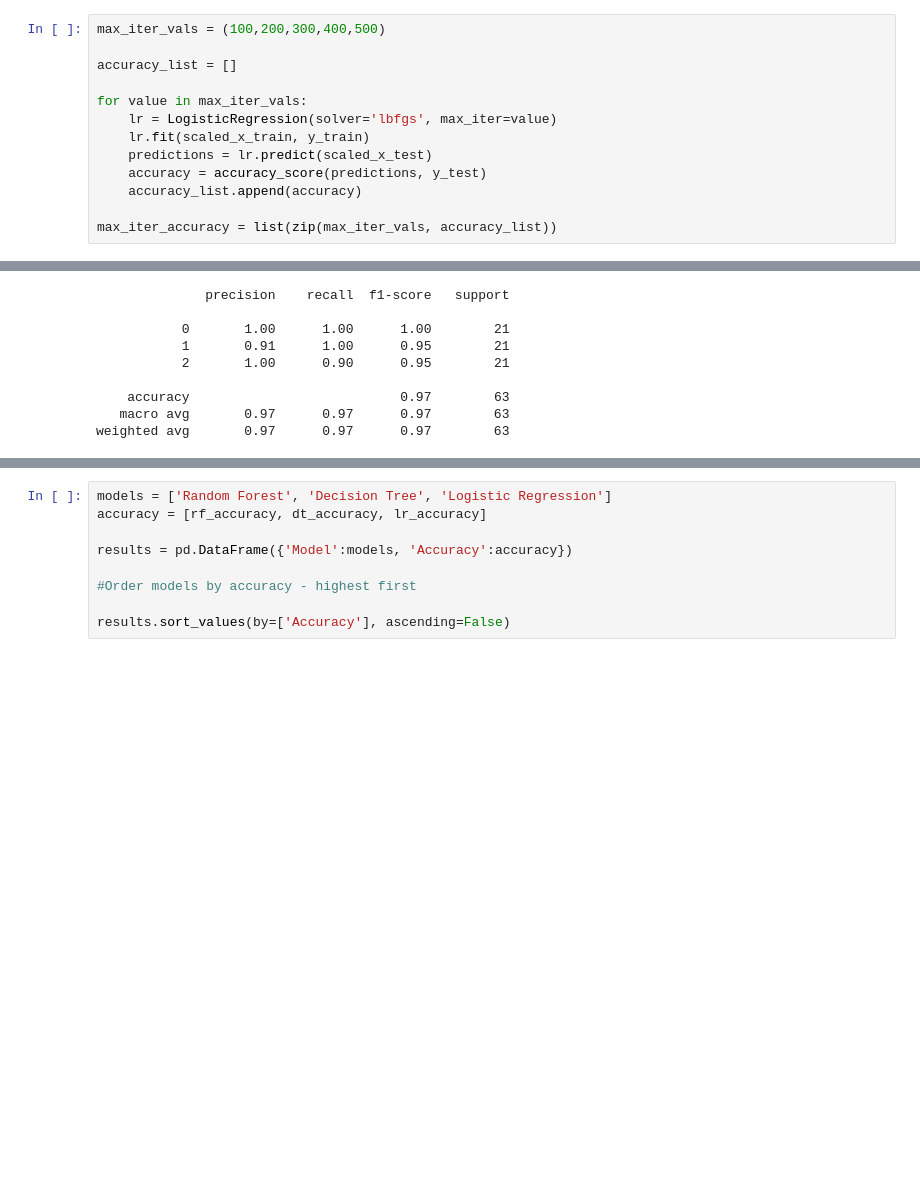
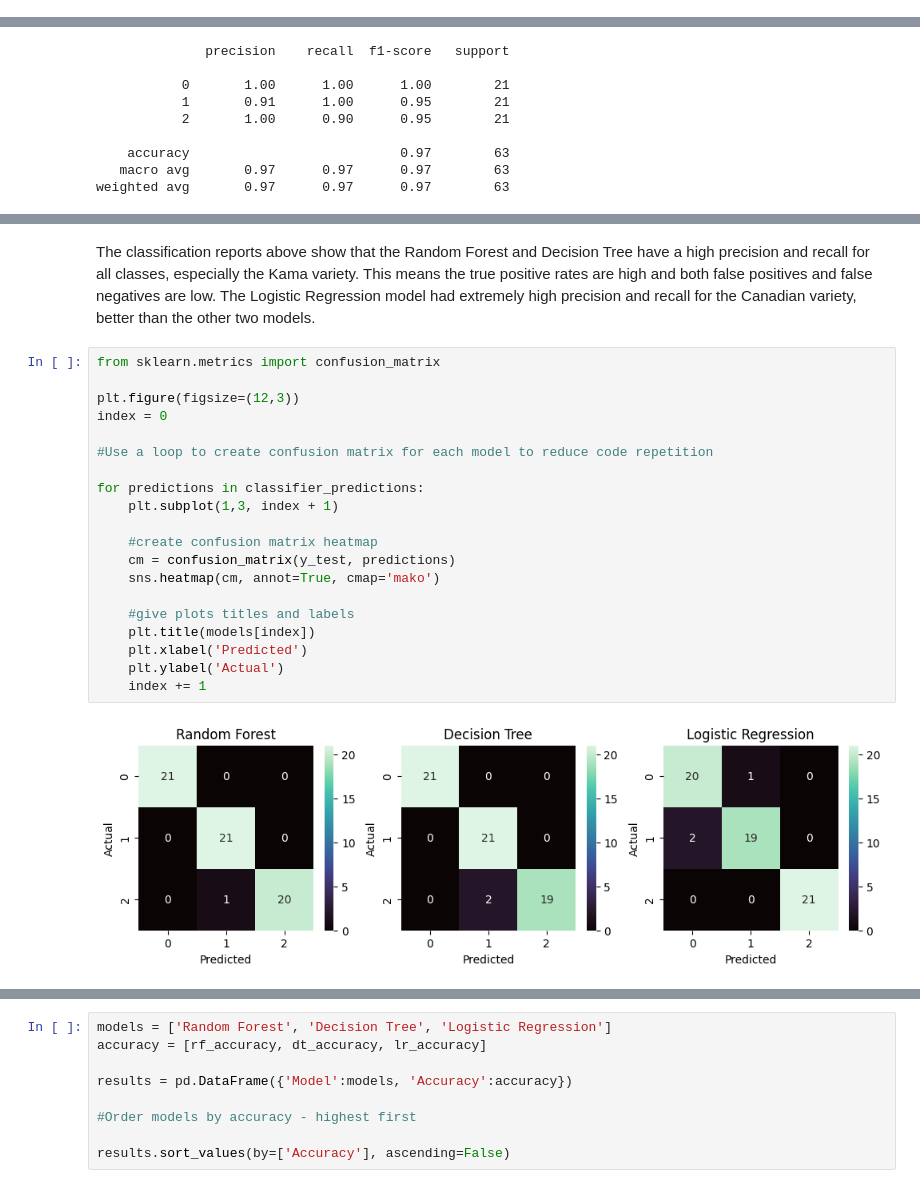
Before and after one commit to kaylamasson/CM3151-machine-learning-kaylamasson, a Jupyter notebook: seeds_classification.ipynb, the cells around one changed output, grey strips where cells are left out. Drawn from its saved outputs; the diff is of its cells as text; blank space fills up the shorter version.

```diff
--- a/seeds_classification.ipynb
+++ b/seeds_classification.ipynb
@@ -502,13 +581,0 @@ classifier_predictions.append(lr_predictions)
-# %%
-max_iter_vals = (100,200,300,400,500)
-
-accuracy_list = []
-
-for value in max_iter_vals:
-    lr = LogisticRegression(solver='lbfgs', max_iter=value)
-    lr.fit(scaled_x_train, y_train)
-    predictions = lr.predict(scaled_x_test)
-    accuracy = accuracy_score(predictions, y_test)
-    accuracy_list.append(accuracy)
-
-max_iter_accuracy = list(zip(max_iter_vals, accuracy_list))
@@ -560,0 +628,24 @@ weighted avg       0.97      0.97      0.97        63
+# %% [markdown]
+The classification reports above show that the Random Forest and Decision Tree have a high precision and recall for all classes, especially the Kama variety. This means the true positive rates are high and both false positives and false negatives are low. The Logistic Regression model had extremely high precision and recall for the Canadian variety, better than the other two models.
+# %%
+from sklearn.metrics import confusion_matrix
+
+plt.figure(figsize=(12,3))
+index = 0
+
+#Use a loop to create confusion matrix for each model to reduce code repetition
+
+for predictions in classifier_predictions:
+    plt.subplot(1,3, index + 1)
+
+    #create confusion matrix heatmap
+    cm = confusion_matrix(y_test, predictions)
+    sns.heatmap(cm, annot=True, cmap='mako')
+
+    #give plots titles and labels
+    plt.title(models[index])
+    plt.xlabel('Predicted')
+    plt.ylabel('Actual')
+    index += 1
+# %% [output]
+[figure, added]
```
Also changed, not shown: parts of 66 cells of this notebook.
